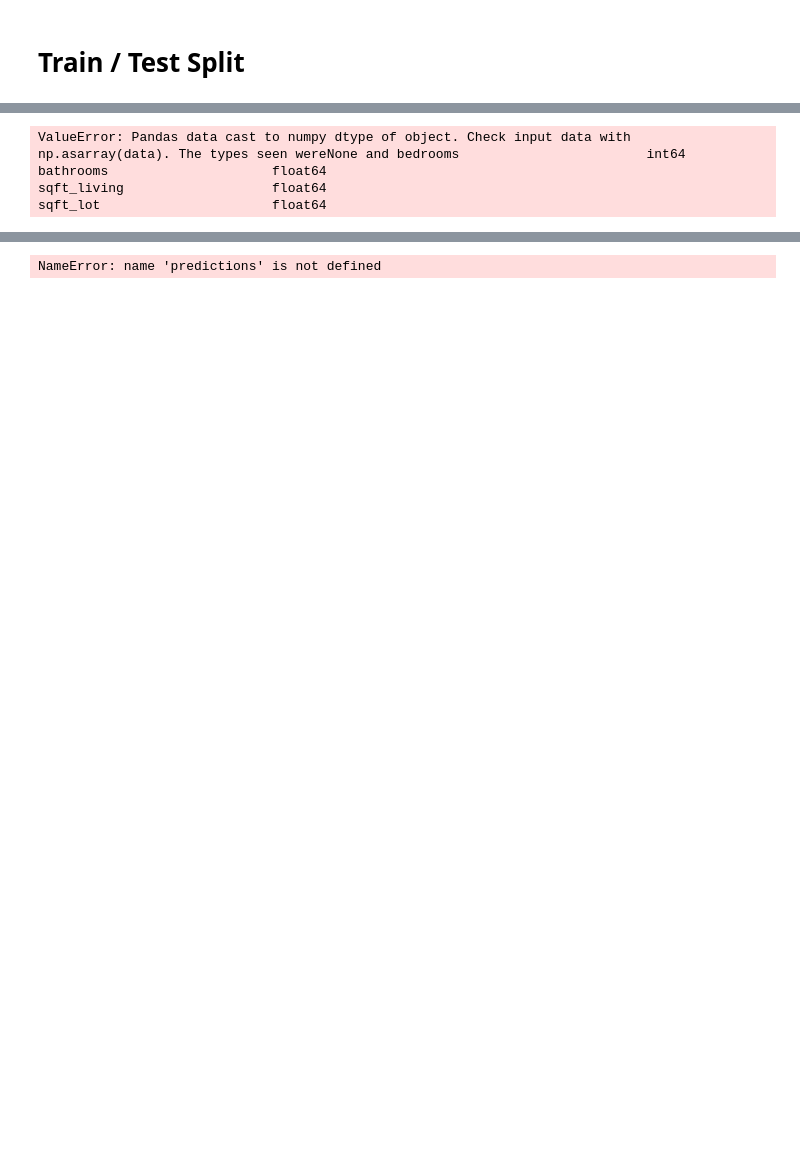
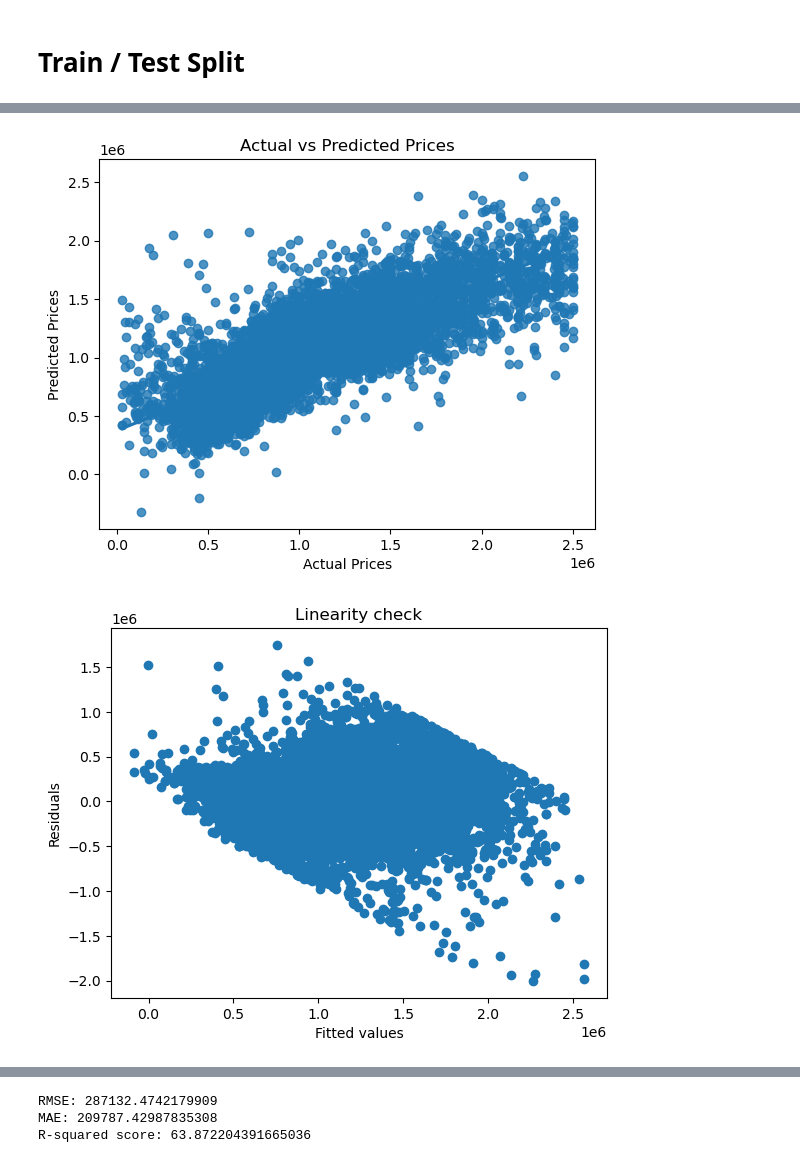
Before and after one commit to ChuckNadel/PNWHousingModel, a Jupyter notebook: HousingNotebookFinal.ipynb, the cells around one changed output, grey strips where cells are left out. Drawn from its saved outputs; the diff is of its cells as text; code cells hidden in the pictures; blank space fills up the shorter version.

```diff
--- a/HousingNotebookFinal.ipynb
+++ b/HousingNotebookFinal.ipynb
@@ -468,6 +468,8 @@ plt.show()
 # %% [markdown]
 # Initial Model
     Before One Hot Incoding Zip Code
+# %%
+housingDF.drop('school_grade_grouped', axis=1, inplace=True)
 # %%
 X = housingDF.drop(['price','sewer_system','zip_code','address','date'], axis=1)
 y = housingDF['price']
@@ -609,7 +637,7 @@ Kurtosis: -0.05900091074763392
 housingDF['yr_renovated'] = np.where(housingDF['yr_renovated'] == 0, housingDF['yr_built'], housingDF['yr_renovated'])
 housingDF['date'] = pd.to_datetime(housingDF['date'])
 housingDF['year'] = housingDF['date'].dt.year
-housingDF['years_since_build_or_renov'] = data['year'] - housingDF[['yr_built', 'yr_renovated']].min(axis=1)
+housingDF['years_since_build_or_renov'] = housingDF['year'] - housingDF[['yr_built', 'yr_renovated']].min(axis=1)
 housingDF.drop(['date', 'year', 'yr_built', 'yr_renovated'], axis=1, inplace=True)
 # %%
 housingDF.info()
@@ -622,7 +650,7 @@ memory usage: 6.2+ MB
 # %% [markdown]
 # Train / Test Split
 # %%
-train_data, test_data, train_labels, test_labels = train_test_split(housingDF.drop(columns=["id", "address", "lat", "long","sewer_system",'sqft_above','sqft_basement','sqft_patio','sqft_garage']), data["price"], test_size=0.33, random_state=42)
+train_data, test_data, train_labels, test_labels = train_test_split(housingDF.drop(columns=["id", "address", "lat", "long","sewer_system",'sqft_above','sqft_basement','sqft_patio','sqft_garage']), housingDF["price"], test_size=0.33, random_state=42)
 # %%
 train_data.info()
 # %% [output]
@@ -735,12 +789,3 @@ view                             int64
-# %%
-# Fit the model to the training data
-model = sm.OLS(train_data['price'], train_data.drop(['price'], axis=1))
-results = model.fit()
-# %% [output]
-ValueError: Pandas data cast to numpy dtype of object. Check input data with np.asarray(data). The types seen wereNone and bedrooms                        int64
-bathrooms                     float64
-sqft_living                   float64
-sqft_lot                      float64
 # %%
 
 # Use the fitted model to make predictions on the test data
@@ -749,31 +794,34 @@ predictions = model.predict(X_test)
 
 
 # Compare the predicted values with the actual prices in the test data
-sns.regplot(x=test_data['price'], y=predictions, line = 's')
+sns.regplot(x=test_data['price'], y=predictions)
 plt.xlabel("Actual Prices")
 plt.ylabel("Predicted Prices")
 plt.title("Actual vs Predicted Prices")
 plt.show()
 
 # calculate the residuals
 #residuals = model2.resid_response
 
 residuals = model.resid
 
 # Plot the residuals against the fitted values to check for linearity
 plt.scatter(model.fittedvalues, residuals)
 plt.xlabel("Fitted values")
 plt.ylabel("Residuals")
 plt.title("Linearity check")
 plt.show()
 
 # Plot a histogram of the residuals to check for normality
 plt.hist(residuals, bins=50)
 plt.title("Normality check")
 plt.show()
 
 # Plot a Q-Q plot of the residuals to check for normality
 
 sm.qqplot(residuals, line='s')
 plt.title("Normality check (Q-Q plot)")
 plt.show()
+# %% [output]
+[figure, added]
+[figure, added]
@@ -792,4 +842,6 @@ print("RMSE:", rmse)
 print("MAE:", mae)
 print('R-squared score:', r2*100)
 # %% [output]
-NameError: name 'predictions' is not defined
+RMSE: 287132.4742179909
+MAE: 209787.42987835308
+R-squared score: 63.872204391665036
```
Also changed, not shown: parts of 15 cells of this notebook, 1 other file.
